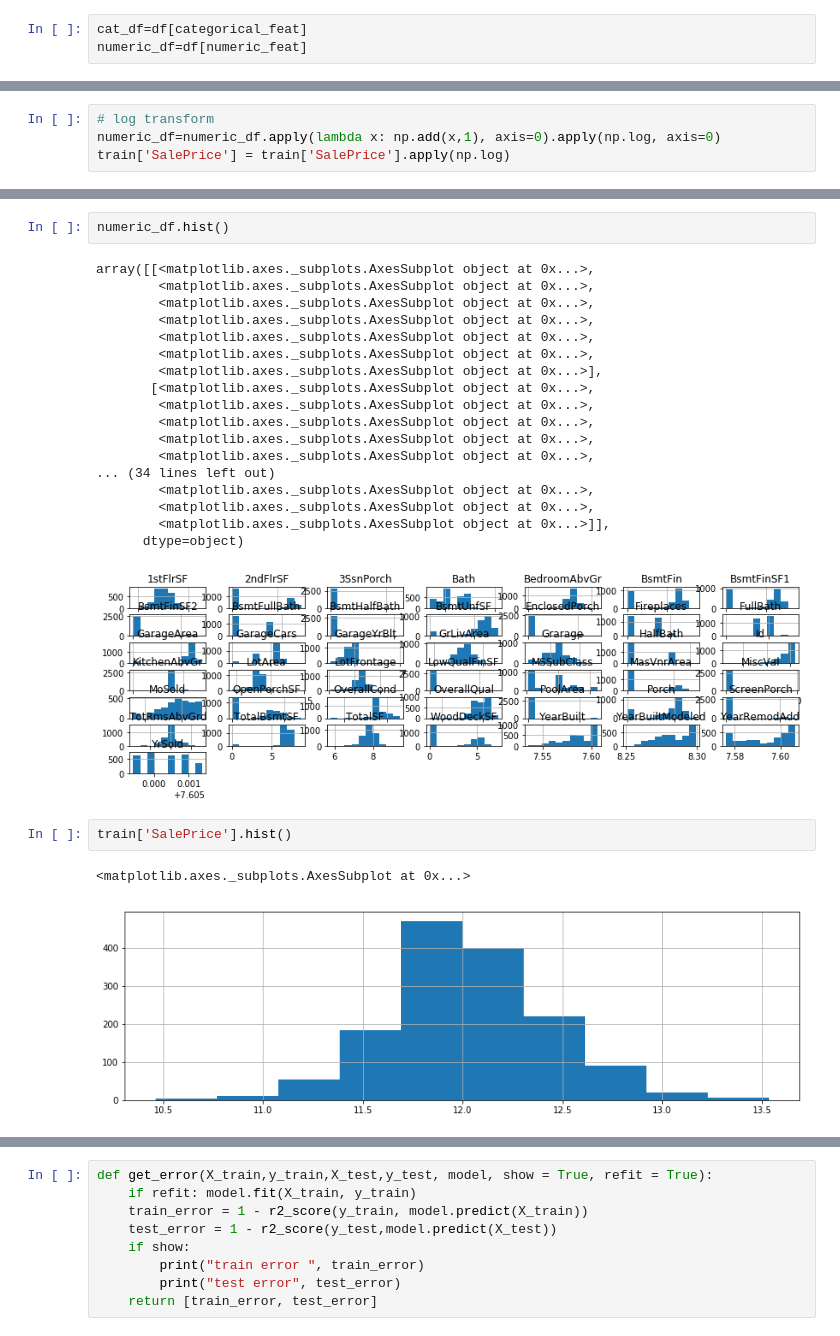
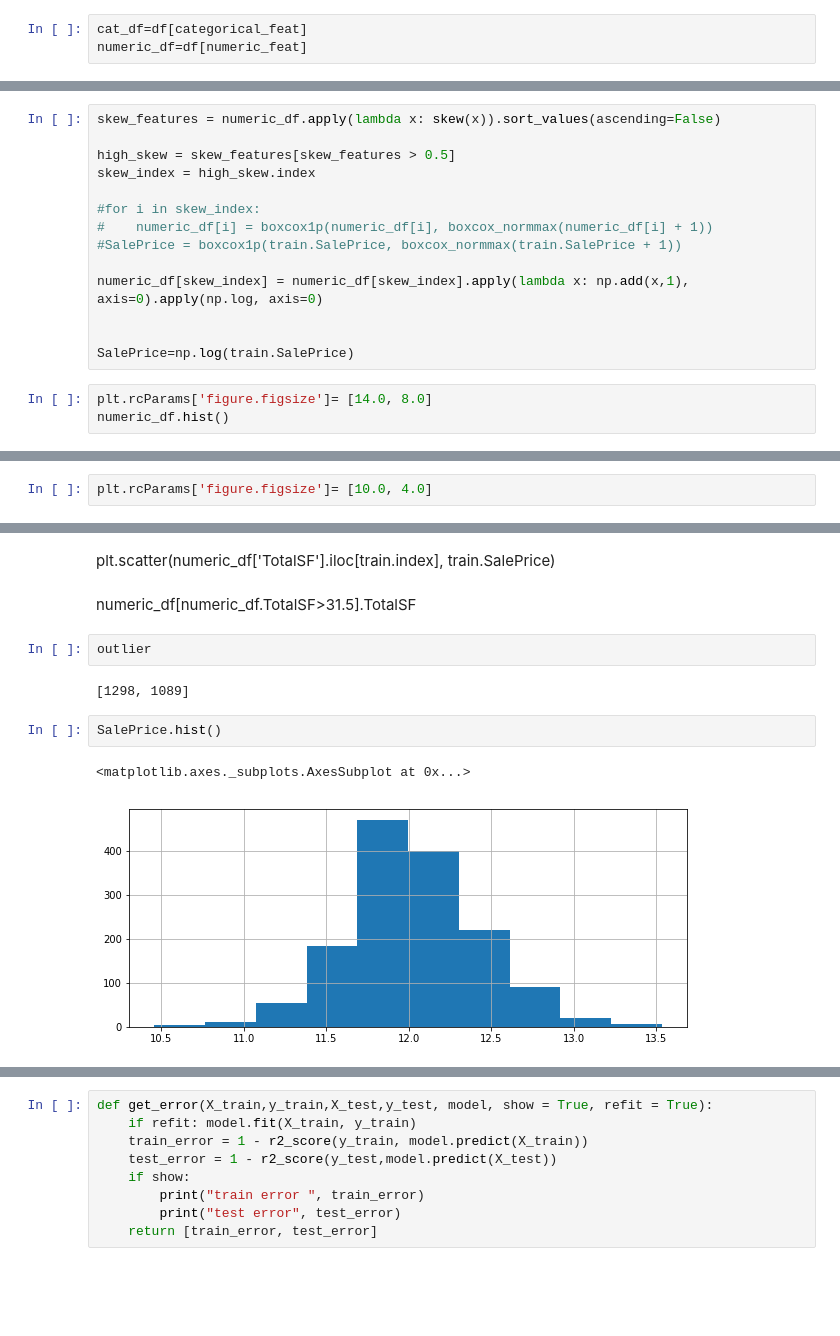
Before and after one commit to jtlqh/kaggle_house_Price_prediction, a Jupyter notebook: house_project_feature2.ipynb, the cells around one changed output, grey strips where cells are left out. Cells and saved outputs as stored; diff of their text form; blank space fills up the shorter version.

Commit message:
feature engineering: rm low var features, rm outlier

```diff
--- a/house_project_feature2.ipynb
+++ b/house_project_feature2.ipynb
@@ -189,4 +229,0 @@ col_to_drop = ['Id','1stFlrSF', '2ndFlrSF','TotalBsmtSF','FullBath','BsmtFullBat
-# %%
-# log transform
-numeric_df=numeric_df.apply(lambda x: np.add(x,1), axis=0).apply(np.log, axis=0)
-train['SalePrice'] = train['SalePrice'].apply(np.log)
@@ -192,0 +250,17 @@ train['SalePrice'] = train['SalePrice'].apply(np.log)
+# %%
+skew_features = numeric_df.apply(lambda x: skew(x)).sort_values(ascending=False)
+
+high_skew = skew_features[skew_features > 0.5]
+skew_index = high_skew.index
+
+#for i in skew_index:
+#    numeric_df[i] = boxcox1p(numeric_df[i], boxcox_normmax(numeric_df[i] + 1))
+#SalePrice = boxcox1p(train.SalePrice, boxcox_normmax(train.SalePrice + 1))
+
+numeric_df[skew_index] = numeric_df[skew_index].apply(lambda x: np.add(x,1), axis=0).apply(np.log, axis=0)
+
+
+SalePrice=np.log(train.SalePrice)
+# %%
+plt.rcParams['figure.figsize']= [14.0, 8.0]
+numeric_df.hist()
@@ -192,0 +286,2 @@ train['SalePrice'] = train['SalePrice'].apply(np.log)
+# %%
+plt.rcParams['figure.figsize']= [10.0, 4.0]
@@ -193,27 +316,14 @@ train['SalePrice'] = train['SalePrice'].apply(np.log)
+# %% [markdown]
+plt.scatter(numeric_df['TotalSF'].iloc[train.index], train.SalePrice)
+# %% [markdown]
+numeric_df[numeric_df.TotalSF>31.5].TotalSF
+# %%
+outlier
+# %% [output]
+[1298, 1089]
 # %%
-numeric_df.hist()
+SalePrice.hist()
 # %% [output]
-array([[<matplotlib.axes._subplots.AxesSubplot object at 0x...>,
-        <matplotlib.axes._subplots.AxesSubplot object at 0x...>,
-        <matplotlib.axes._subplots.AxesSubplot object at 0x...>,
-        <matplotlib.axes._subplots.AxesSubplot object at 0x...>,
-        <matplotlib.axes._subplots.AxesSubplot object at 0x...>,
-        <matplotlib.axes._subplots.AxesSubplot object at 0x...>,
-        <matplotlib.axes._subplots.AxesSubplot object at 0x...>],
-       [<matplotlib.axes._subplots.AxesSubplot object at 0x...>,
-        <matplotlib.axes._subplots.AxesSubplot object at 0x...>,
-        <matplotlib.axes._subplots.AxesSubplot object at 0x...>,
-        <matplotlib.axes._subplots.AxesSubplot object at 0x...>,
-        <matplotlib.axes._subplots.AxesSubplot object at 0x...>,
-... (34 lines left out)
-        <matplotlib.axes._subplots.AxesSubplot object at 0x...>,
-        <matplotlib.axes._subplots.AxesSubplot object at 0x...>,
-        <matplotlib.axes._subplots.AxesSubplot object at 0x...>]],
-      dtype=object)
+<matplotlib.axes._subplots.AxesSubplot at 0x...>
-[figure, old version]
+[figure, new version]
-# %%
-train['SalePrice'].hist()
-# %% [output]
-<matplotlib.axes._subplots.AxesSubplot at 0x...>
-[figure, removed]
 # %%
```
Also changed, not shown: parts of 116 cells of this notebook, 16 other files.
